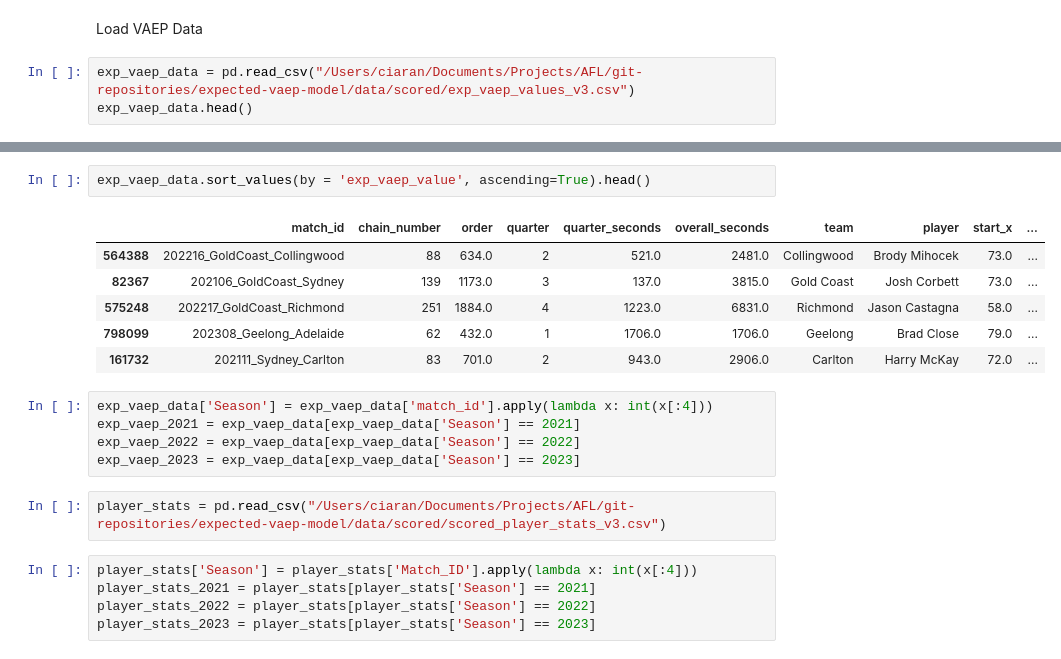
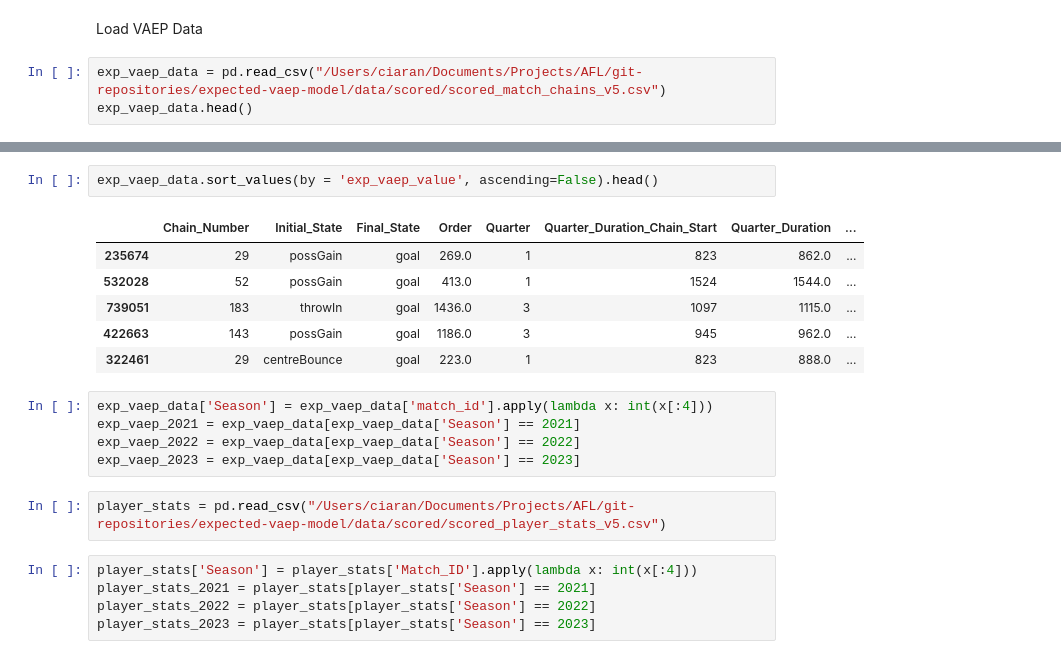
Before and after one commit to ciaran-grant/expected-vaep-model, a Jupyter notebook: notebooks/exploratory/exp_vaep_exploration.ipynb, the cells around one changed output, grey strips where cells are left out. Cells and saved outputs as stored; diff of their text form.

```diff
--- a/notebooks/exploratory/exp_vaep_exploration.ipynb
+++ b/notebooks/exploratory/exp_vaep_exploration.ipynb
@@ -21,6 +18,6 @@ pd.options.display.max_columns = 999
 # %% [markdown]
 Load VAEP Data
 # %%
-exp_vaep_data = pd.read_csv("/Users/ciaran/Documents/Projects/AFL/git-repositories/expected-vaep-model/data/scored/exp_vaep_values_v3.csv")
+exp_vaep_data = pd.read_csv("/Users/ciaran/Documents/Projects/AFL/git-repositories/expected-vaep-model/data/scored/scored_match_chains_v5.csv")
 exp_vaep_data.head()
 # %% [output]
@@ -45,20 +42,20 @@ exp_vaep_value         113298.669467
 dtype: float64
 # %%
-exp_vaep_data.sort_values(by = 'exp_vaep_value', ascending=True).head()
+exp_vaep_data.sort_values(by = 'exp_vaep_value', ascending=False).head()
 # %% [output]
-|  | match_id | chain_number | order | quarter | quarter_seconds | overall_seconds | team | player | start_x | ... |
-| 564388 | 202216_GoldCoast_Collingwood | 88 | 634.0 | 2 | 521.0 | 2481.0 | Collingwood | Brody Mihocek | 73.0 | ... |
-| 82367 | 202106_GoldCoast_Sydney | 139 | 1173.0 | 3 | 137.0 | 3815.0 | Gold Coast | Josh Corbett | 73.0 | ... |
-| 575248 | 202217_GoldCoast_Richmond | 251 | 1884.0 | 4 | 1223.0 | 6831.0 | Richmond | Jason Castagna | 58.0 | ... |
-| 798099 | 202308_Geelong_Adelaide | 62 | 432.0 | 1 | 1706.0 | 1706.0 | Geelong | Brad Close | 79.0 | ... |
-| 161732 | 202111_Sydney_Carlton | 83 | 701.0 | 2 | 943.0 | 2906.0 | Carlton | Harry McKay | 72.0 | ... |
+|  | Chain_Number | Initial_State | Final_State | Order | Quarter | Quarter_Duration_Chain_Start | Quarter_Duration | ... |
+| 235674 | 29 | possGain | goal | 269.0 | 1 | 823 | 862.0 | ... |
+| 532028 | 52 | possGain | goal | 413.0 | 1 | 1524 | 1544.0 | ... |
+| 739051 | 183 | throwIn | goal | 1436.0 | 3 | 1097 | 1115.0 | ... |
+| 422663 | 143 | possGain | goal | 1186.0 | 3 | 945 | 962.0 | ... |
+| 322461 | 29 | centreBounce | goal | 223.0 | 1 | 823 | 888.0 | ... |
 # %%
 exp_vaep_data['Season'] = exp_vaep_data['match_id'].apply(lambda x: int(x[:4]))
 exp_vaep_2021 = exp_vaep_data[exp_vaep_data['Season'] == 2021]
 exp_vaep_2022 = exp_vaep_data[exp_vaep_data['Season'] == 2022]
 exp_vaep_2023 = exp_vaep_data[exp_vaep_data['Season'] == 2023]
 # %%
-player_stats = pd.read_csv("/Users/ciaran/Documents/Projects/AFL/git-repositories/expected-vaep-model/data/scored/scored_player_stats_v3.csv")
+player_stats = pd.read_csv("/Users/ciaran/Documents/Projects/AFL/git-repositories/expected-vaep-model/data/scored/scored_player_stats_v5.csv")
 # %%
 player_stats['Season'] = player_stats['Match_ID'].apply(lambda x: int(x[:4]))
 player_stats_2021 = player_stats[player_stats['Season'] == 2021]
```
Also changed, not shown: parts of 62 cells of this notebook, 11 other files.
